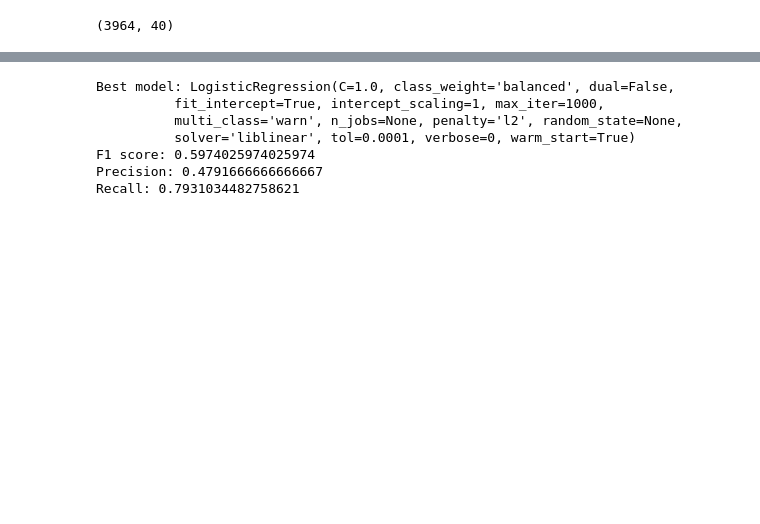
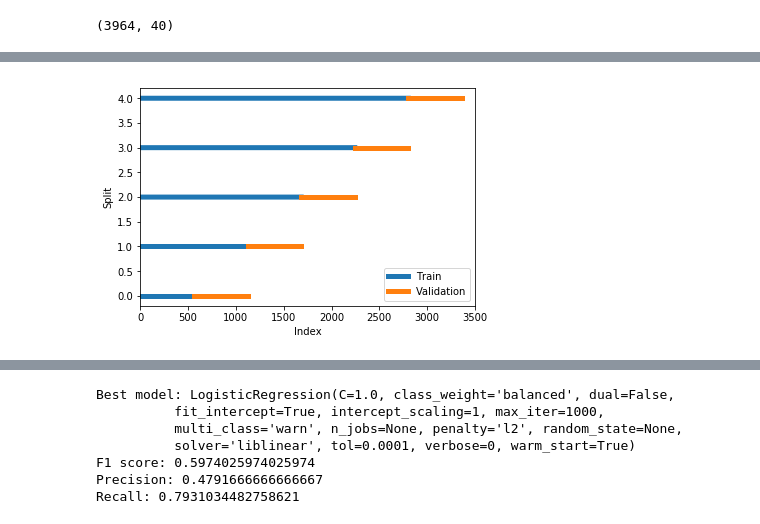
Before and after one commit to dainny1/QL-Case-Study, a Jupyter notebook: CaseStudy.ipynb, the cells around one changed output, grey strips where cells are left out. Cells and saved outputs as stored; diff of their text form; code cells hidden in the pictures; blank space fills up the shorter version.

```diff
--- a/CaseStudy.ipynb
+++ b/CaseStudy.ipynb
@@ -350,0 +394,17 @@ Given the temporal nature of this data set.
+# %%
+# Max train size has been excluded to allow for expanding training window with each split
+tss = TimeSeriesSplit(n_splits=5)
+i=0
+
+# Visualizing the train and validation splits for the expanding window approach
+for train_index, test_index in tss.split(train_group):
+    plt.plot(train_index,train_index-train_index+i, color='tab:blue', lw=5, label="Train")
+    plt.plot(test_index,test_index-test_index+i, color='tab:orange', lw=5, label="Validation")
+    plt.xlim([0,3500])
+    plt.xlabel('Index')
+    plt.ylabel('Split')
+    if i==0:
+        plt.legend(loc='lower right')
+    i += 1
+# %% [output]
+[figure, added]
```
Also changed, not shown: parts of 48 cells of this notebook.
